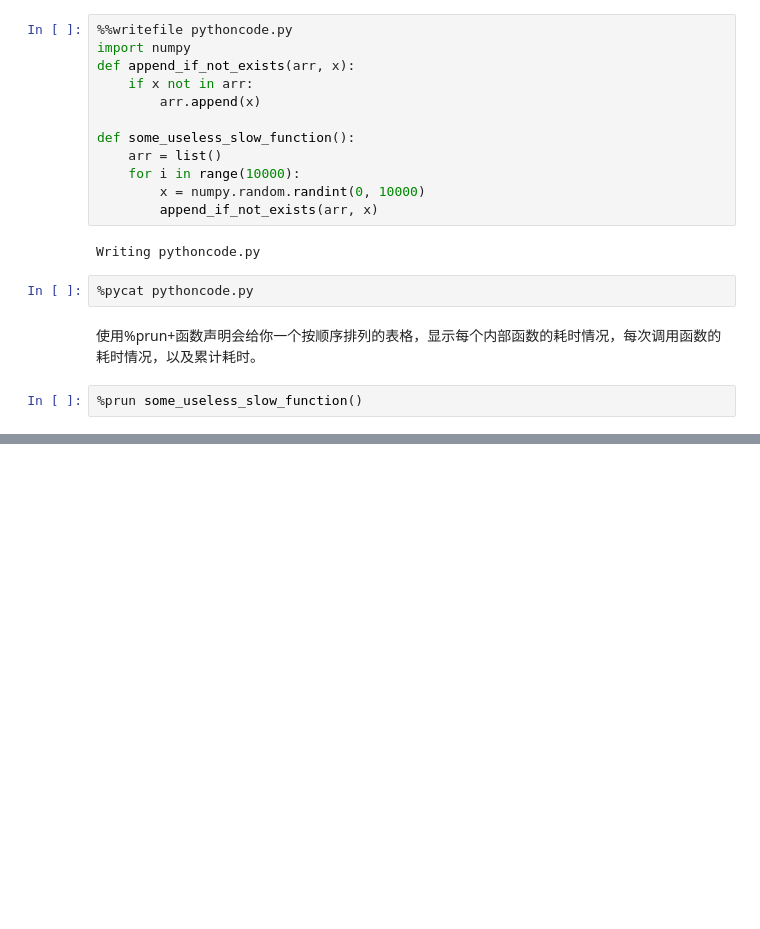
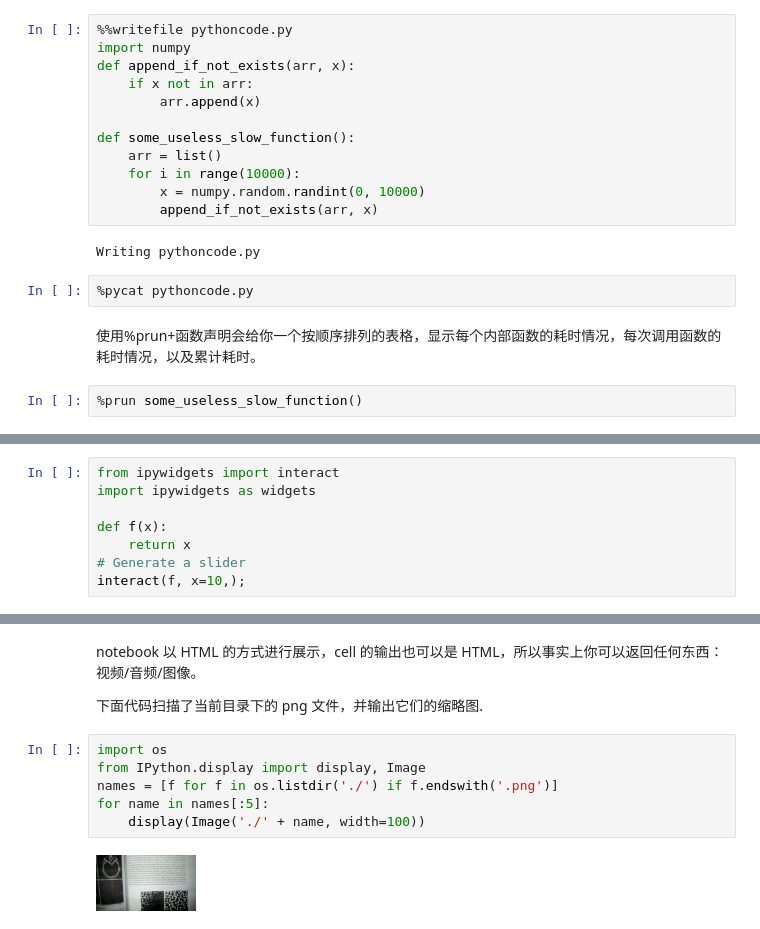
Before and after one commit to arlose/MathAndAlgorithm, a Jupyter notebook: jupyter技巧.ipynb, the cells around one changed output, grey strips where cells are left out. Saved outputs shown, nothing was run; the diff lists cells and outputs as text; blank space fills up the shorter version.

```diff
--- a/jupyter技巧.ipynb
+++ b/jupyter技巧.ipynb
@@ -275,0 +301,8 @@ Writing pythoncode.py
+# %%
+from ipywidgets import interact
+import ipywidgets as widgets
+
+def f(x):
+    return x
+# Generate a slider
+interact(f, x=10,);
@@ -275,0 +404,14 @@ Writing pythoncode.py
+# %% [markdown]
+
+
+notebook 以 HTML 的方式进行展示，cell 的输出也可以是 HTML，所以事实上你可以返回任何东西：视频/音频/图像。
+
+下面代码扫描了当前目录下的 png 文件，并输出它们的缩略图.
+# %%
+import os
+from IPython.display import display, Image
+names = [f for f in os.listdir('./') if f.endswith('.png')]
+for name in names[:5]:
+    display(Image('./' + name, width=100))
+# %% [output]
+[figure, added]
```
Also changed, not shown: parts of 53 cells of this notebook, 5 other files.
